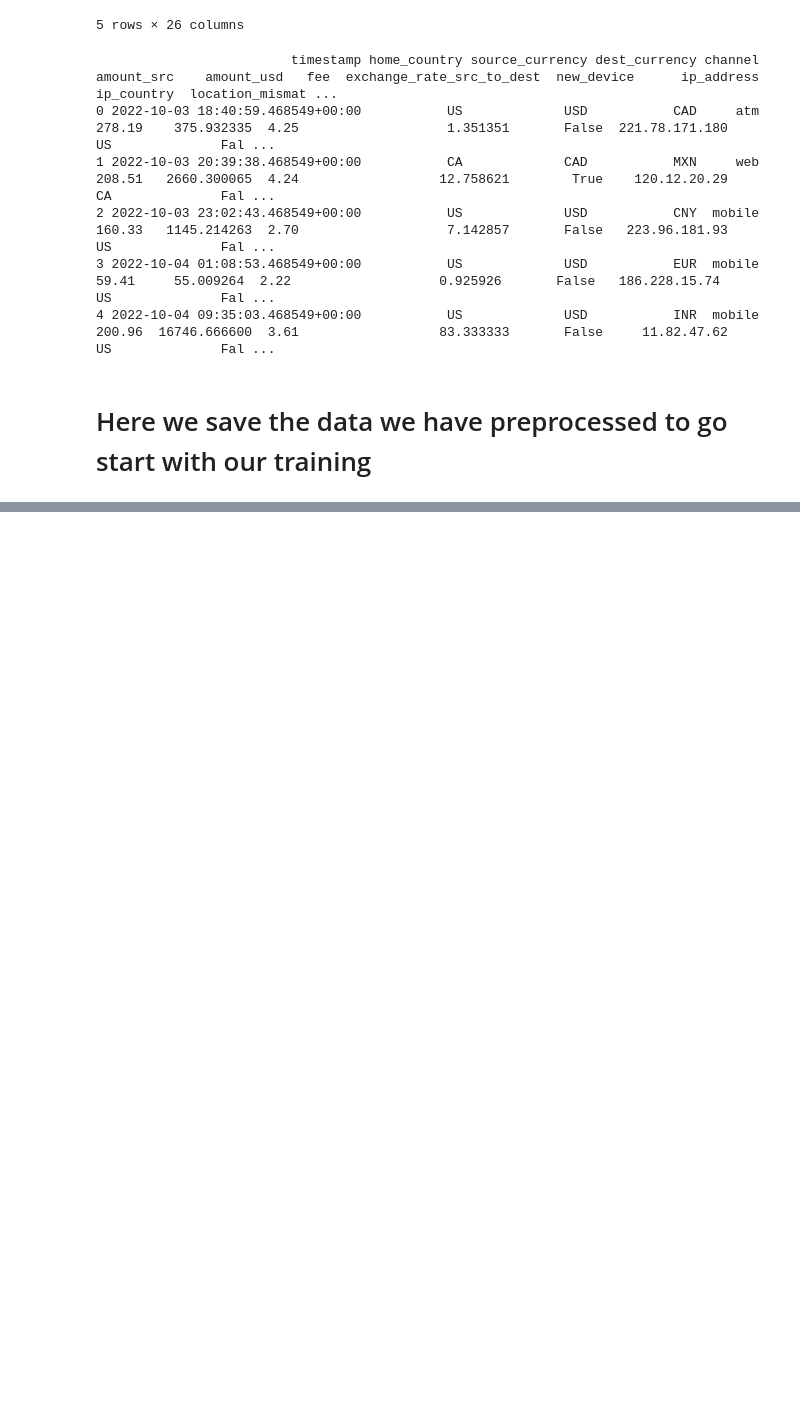
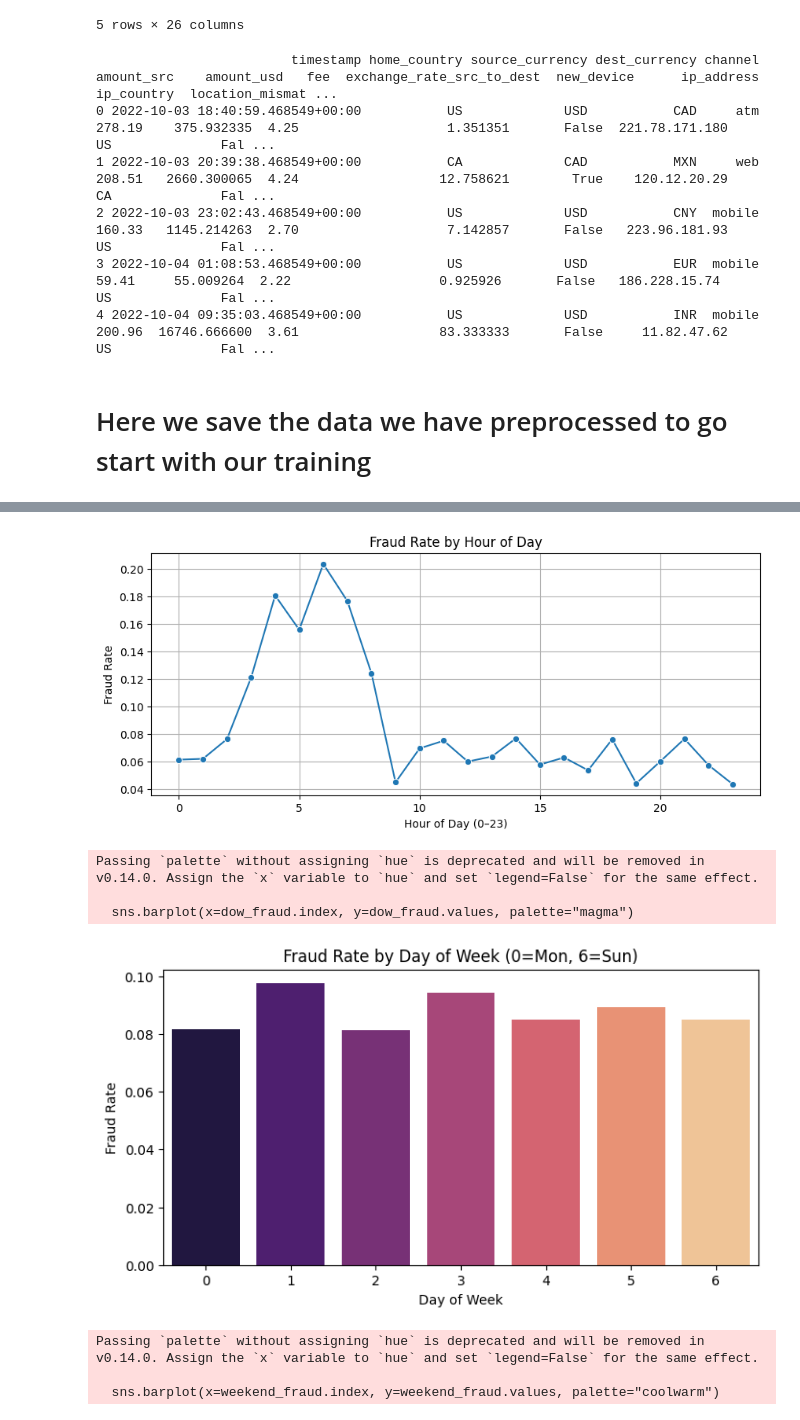
Before and after one commit to GideonGanah/FraudDetection, a Jupyter notebook: EDA.ipynb, the cells around one changed output, grey strips where cells are left out. Drawn from its saved outputs; the diff is of its cells as text; code cells hidden in the pictures; blank space fills up the shorter version.

```diff
--- a/EDA.ipynb
+++ b/EDA.ipynb
@@ -536,0 +653,72 @@ data.to_csv("data/cleaned_fraud_data.csv", index=False)
+# %%
+# ==========================================================
+# 3. TIME-BASED FRAUD BEHAVIOUR ANALYSIS
+# ==========================================================
+
+
+
+""""
+What this reveals
+Fraud spikes at night, weekends, or odd hours
+
+Fraudsters behave differently from normal users
+
+Supports your timestamp feature engineering
+
+
+i will show you the preprocessing and all that i did with the data so you can create a proper app considering the pipeline.
+"""
+
+# Ensure timestamp is datetime
+df['timestamp'] = pd.to_datetime(df['timestamp'])
+
+# Extract hour and day of week
+df['hour'] = df['timestamp'].dt.hour
+df['day_of_week'] = df['timestamp'].dt.dayofweek  # Monday=0
+df['is_weekend'] = df['day_of_week'].isin([5,6]).astype(int)
+
+# -----------------------------
+# Fraud rate by hour of day
+# -----------------------------
+hourly_fraud = df.groupby('hour')['is_fraud'].mean()
+
+plt.figure(figsize=(10,4))
+sns.lineplot(x=hourly_fraud.index, y=hourly_fraud.values, marker='o')
+plt.title("Fraud Rate by Hour of Day")
+plt.xlabel("Hour of Day (0–23)")
+plt.ylabel("Fraud Rate")
+plt.grid(True)
+plt.show()
+
+# -----------------------------
+# Fraud rate by day of week
+# -----------------------------
+dow_fraud = df.groupby('day_of_week')['is_fraud'].mean()
+
+plt.figure(figsize=(8,4))
+sns.barplot(x=dow_fraud.index, y=dow_fraud.values, palette="magma")
+plt.title("Fraud Rate by Day of Week (0=Mon, 6=Sun)")
+plt.xlabel("Day of Week")
+plt.ylabel("Fraud Rate")
+plt.show()
+
+# -----------------------------
+# Weekend vs Weekday Fraud Rate
+# -----------------------------
+weekend_fraud = df.groupby('is_weekend')['is_fraud'].mean()
+
+plt.figure(figsize=(6,4))
+sns.barplot(x=weekend_fraud.index, y=weekend_fraud.values, palette="coolwarm")
+plt.title("Fraud Rate: Weekend vs Weekday")
+plt.xlabel("0 = Weekday, 1 = Weekend")
+plt.ylabel("Fraud Rate")
+plt.show()
+# %% [output]
+[figure, added]
+Passing `palette` without assigning `hue` is deprecated and will be removed in v0.14.0. Assign the `x` variable to `hue` and set `legend=False` for the same effect.
+
+  sns.barplot(x=dow_fraud.index, y=dow_fraud.values, palette="magma")
+[figure, added]
+Passing `palette` without assigning `hue` is deprecated and will be removed in v0.14.0. Assign the `x` variable to `hue` and set `legend=False` for the same effect.
+
+  sns.barplot(x=weekend_fraud.index, y=weekend_fraud.values, palette="coolwarm")
```
Also changed, not shown: parts of 6 cells of this notebook, 7 other files.
